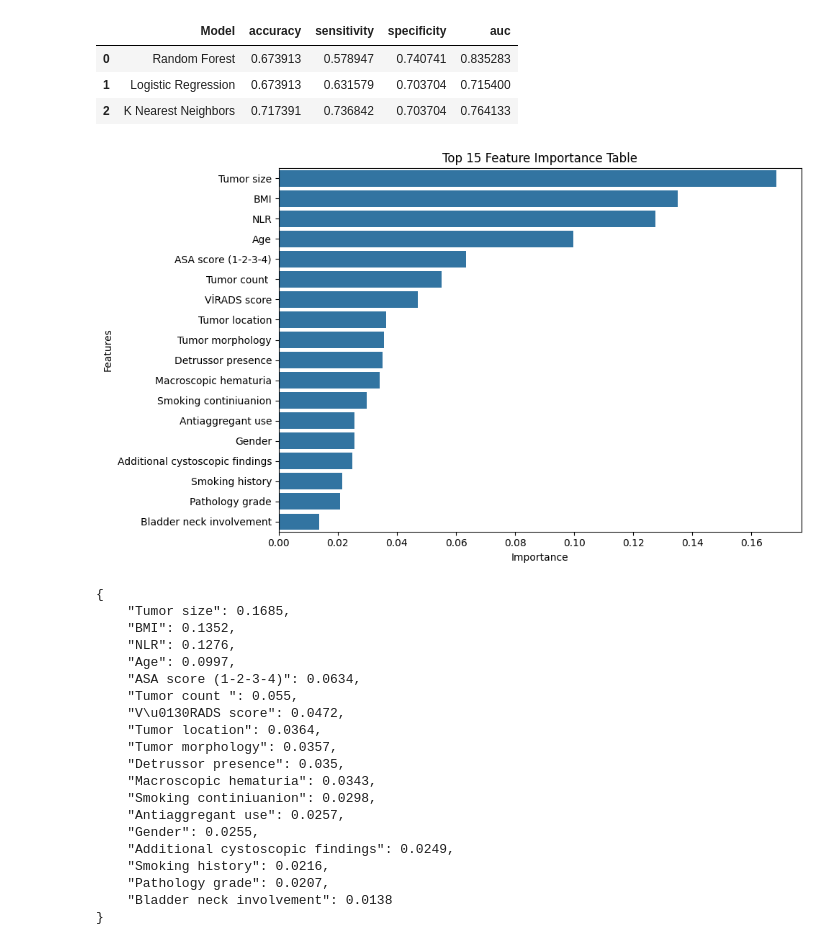
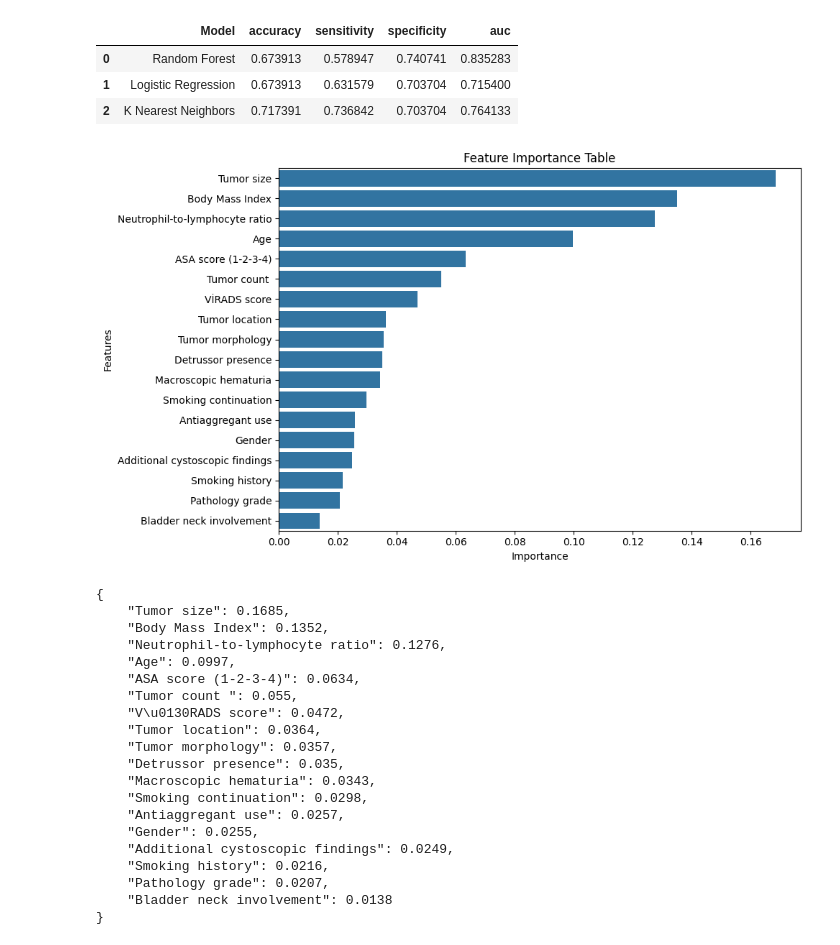
Before and after one commit to kasimerbay/recurrence_analyze, a Jupyter notebook: recurrence_analysis.ipynb, the cells around one changed output. Cells and saved outputs as stored; diff of their text form; code cells hidden in the pictures.

```diff
--- a/recurrence_analysis.ipynb
+++ b/recurrence_analysis.ipynb
@@ -22,4 +58,12 @@ Index(['Patient number', 'Gender', 'Age', 'BMI', 'ASA score (1-2-3-4)',
 # %%
+columns = {
+"BMI":"Body Mass Index",
+"Smoking continiuanion":"Smoking continuation",
+"NLR":"Neutrophil-to-lymphocyte ratio",
+'Nüks ': 'Nüks'
+}
+
+
 excluded_columns = [
     'Patient number',
     'NEU',
@@ -38,7 +82,7 @@ excluded_columns = [
 
 df = df.drop(df.columns[[-1]], axis=1)  # Drop the last
 df = df[[col for col in df.columns if col not in excluded_columns]]
-df.rename(columns={'Nüks ': 'Nüks'}, inplace=True)
+df.rename(columns=columns, inplace=True)
 
 # Display the first few rows of the dataframe
 df.info()
@@ -213,34 +245,34 @@ comparison_df
 # %%
 import pandas as pd
 import matplotlib.pyplot as plt
 import seaborn as sns
 from sklearn.ensemble import RandomForestClassifier
 from sklearn.linear_model import LogisticRegression
 from sklearn.model_selection import train_test_split
 from sklearn.preprocessing import StandardScaler
 
 # Prepare data
 df_model = df.dropna(subset=['Nüks']).drop(columns=['Kas var mı.1', 'Patoloji'], errors='ignore')
 X = pd.get_dummies(df_model.drop(columns=['Nüks']), drop_first=True)
 y = df_model['Nüks']
 
 X_train, X_test, y_train, y_test = train_test_split(X, y, stratify=y, test_size=0.25, random_state=42)
 
 # 1. Random Forest Feature Importance
 rf = RandomForestClassifier(random_state=42)
 rf.fit(X_train, y_train)
 
 rf_importances = pd.Series(rf.feature_importances_, index=X.columns).sort_values(ascending=False)
 
 plt.figure(figsize=(10, 6))
 sns.barplot(x=rf_importances.values, y=rf_importances.index)
-plt.title("Top 15 Feature Importance Table")
+plt.title("Feature Importance Table")
 plt.ylabel("Features")
 plt.xlabel("Importance")
 plt.tight_layout()
 plt.show()
 # %% [output]
-[figure, old version]
+[figure, new version]
 # %%
 import json
 
@@ -254,8 +286,8 @@ print(json.dumps(top_20_rounded, indent=4))
 # %% [output]
 {
     "Tumor size": 0.1685,
-    "BMI": 0.1352,
-    "NLR": 0.1276,
+    "Body Mass Index": 0.1352,
+    "Neutrophil-to-lymphocyte ratio": 0.1276,
     "Age": 0.0997,
     "ASA score (1-2-3-4)": 0.0634,
     "Tumor count ": 0.055,
@@ -264,7 +296,7 @@ print(json.dumps(top_20_rounded, indent=4))
     "Tumor morphology": 0.0357,
     "Detrussor presence": 0.035,
     "Macroscopic hematuria": 0.0343,
-    "Smoking continiuanion": 0.0298,
+    "Smoking continuation": 0.0298,
     "Antiaggregant use": 0.0257,
     "Gender": 0.0255,
     "Additional cystoscopic findings": 0.0249,
```
Also changed, not shown: parts of 6 cells of this notebook, 1 other file.
